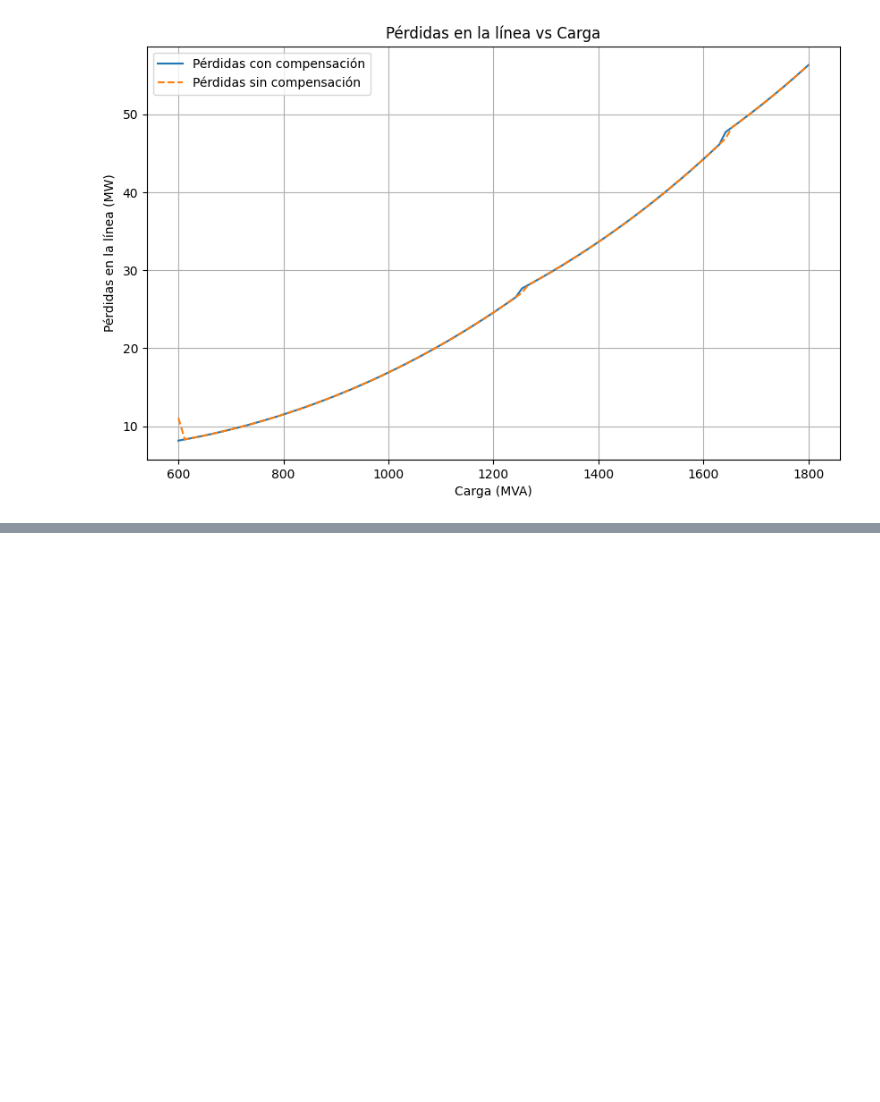
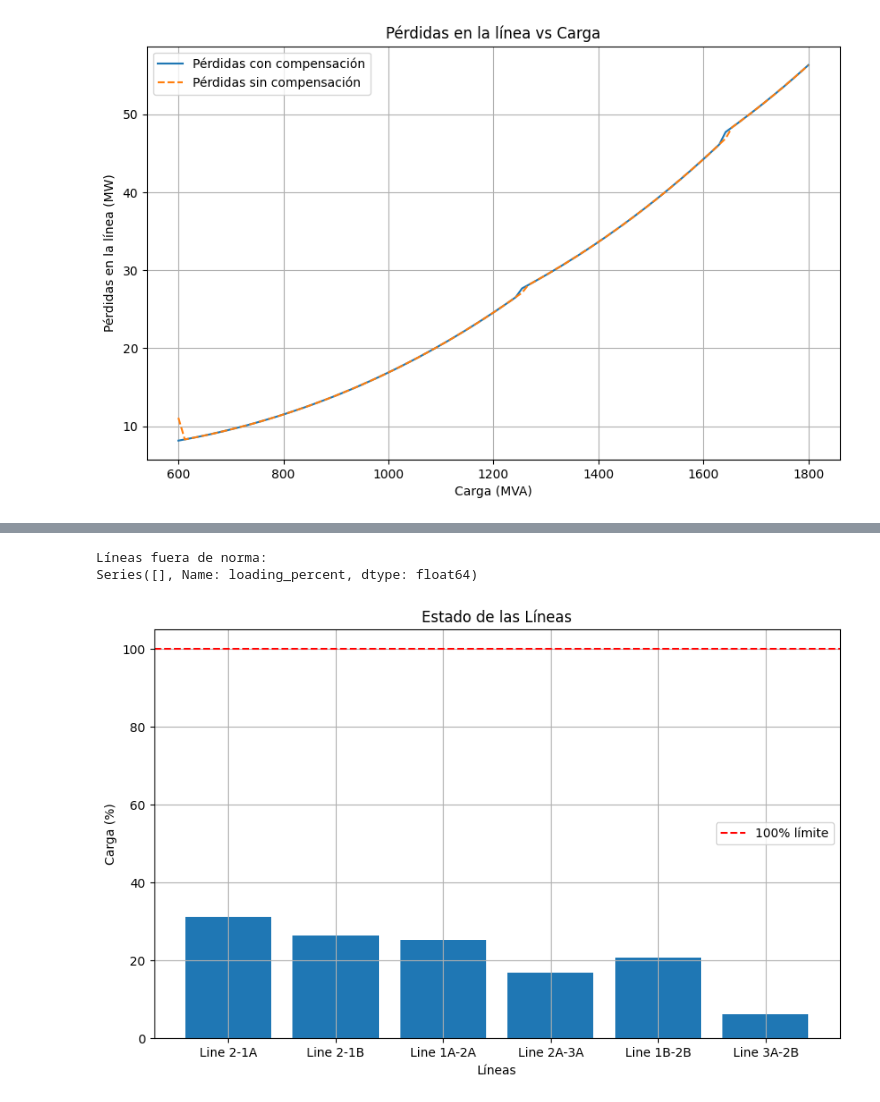
Before and after one commit to angelo-quiroz/G4B_SEP1_S12024, a Jupyter notebook: Desarrollo.ipynb, the cells around one changed output, grey strips where cells are left out. Drawn from its saved outputs; the diff is of its cells as text; code cells hidden in the pictures; blank space fills up the shorter version.

```diff
--- a/Desarrollo.ipynb
+++ b/Desarrollo.ipynb
@@ -313,0 +399,60 @@ plt.show()
+# %%
+import pandapower as pp
+import matplotlib.pyplot as plt
+
+# Crear un nuevo sistema de energía vacío
+net = pp.create_empty_network()
+
+# Crear las barras con voltaje nominal de 220 kV
+bus1 = pp.create_bus(net, vn_kv=220, name="Bus 1")
+bus2 = pp.create_bus(net, vn_kv=220, name="Bus 2")
+bus1A = pp.create_bus(net, vn_kv=220, name="Bus 1A")
+bus1B = pp.create_bus(net, vn_kv=220, name="Bus 1B")
+bus2A = pp.create_bus(net, vn_kv=220, name="Bus 2A")
+bus2B = pp.create_bus(net, vn_kv=220, name="Bus 2B")
+bus3A = pp.create_bus(net, vn_kv=220, name="Bus 3A")
+
+# Crear el generador externo en bus 1
+pp.create_ext_grid(net, bus=bus1, vm_pu=1.0, name="Grid Connection")
+
+# Crear el transformador usando el modelo estándar '100 MVA 220/110 kV'
+pp.create_transformer(net, bus1, bus2, std_type='100 MVA 220/110 kV')
+
+# Crear las líneas de transmisión usando el modelo 'N2XS(FL)2Y 1x185 RM/35 64/110 kV'
+lines = []
+lines.append(pp.create_line(net, from_bus=bus2, to_bus=bus1A, length_km=10, std_type='N2XS(FL)2Y 1x185 RM/35 64/110 kV', name="Line 2-1A"))
+lines.append(pp.create_line(net, from_bus=bus2, to_bus=bus1B, length_km=10, std_type='N2XS(FL)2Y 1x185 RM/35 64/110 kV', name="Line 2-1B"))
+lines.append(pp.create_line(net, from_bus=bus1A, to_bus=bus2A, length_km=15, std_type='N2XS(FL)2Y 1x185 RM/35 64/110 kV', name="Line 1A-2A"))
+lines.append(pp.create_line(net, from_bus=bus2A, to_bus=bus3A, length_km=20, std_type='N2XS(FL)2Y 1x185 RM/35 64/110 kV', name="Line 2A-3A"))
+lines.append(pp.create_line(net, from_bus=bus1B, to_bus=bus2B, length_km=30, std_type='N2XS(FL)2Y 1x185 RM/35 64/110 kV', name="Line 1B-2B"))
+lines.append(pp.create_line(net, from_bus=bus3A, to_bus=bus2B, length_km=15, std_type='N2XS(FL)2Y 1x185 RM/35 64/110 kV', name="Line 3A-2B"))
+
+# Potencia nominal en cada barra
+P_nominal = 150  # MW
+Q_nominal = 100  # MVAR
+
+# Agregar las cargas en las barras respectivas
+pp.create_load(net, bus=bus1A, p_mw=0.2 * P_nominal, q_mvar=0.2 * Q_nominal, name="Load 1A")
+pp.runpp(net, max_iteration=20)
+
+# Verificar las líneas fuera de norma
+loading_percent = net.res_line.loading_percent
+lines_out_of_norm = loading_percent[loading_percent > 100]
+
+print("Líneas fuera de norma:")
+print(lines_out_of_norm)
+
+# Graficar el estado de cada línea
+plt.figure(figsize=(10, 6))
+plt.bar(range(len(net.line.index)), loading_percent, tick_label=net.line.name)
+plt.axhline(y=100, color='r', linestyle='--', label='100% límite')
+plt.xlabel('Líneas')
+plt.ylabel('Carga (%)')
+plt.title('Estado de las Líneas')
+plt.legend()
+plt.grid(True)
+plt.show()
+# %% [output]
+Líneas fuera de norma:
+Series([], Name: loading_percent, dtype: float64)
+[figure, added]
```
Also changed, not shown: parts of 1 cell of this notebook.
